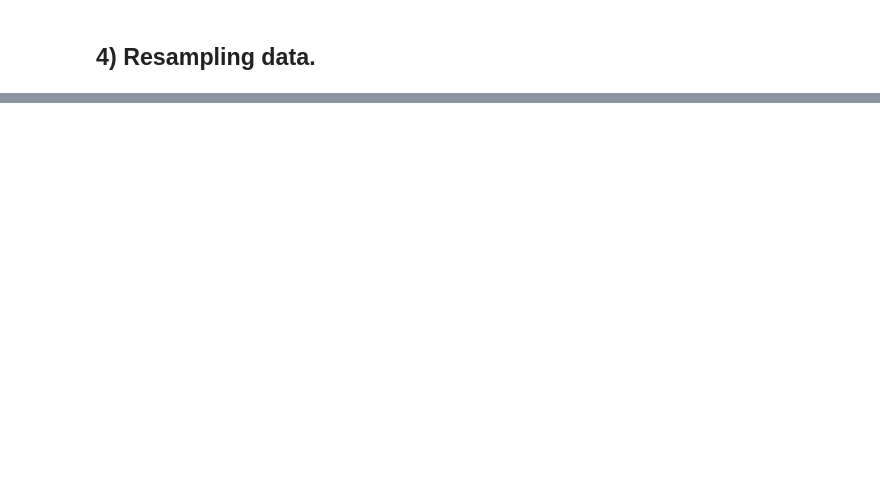
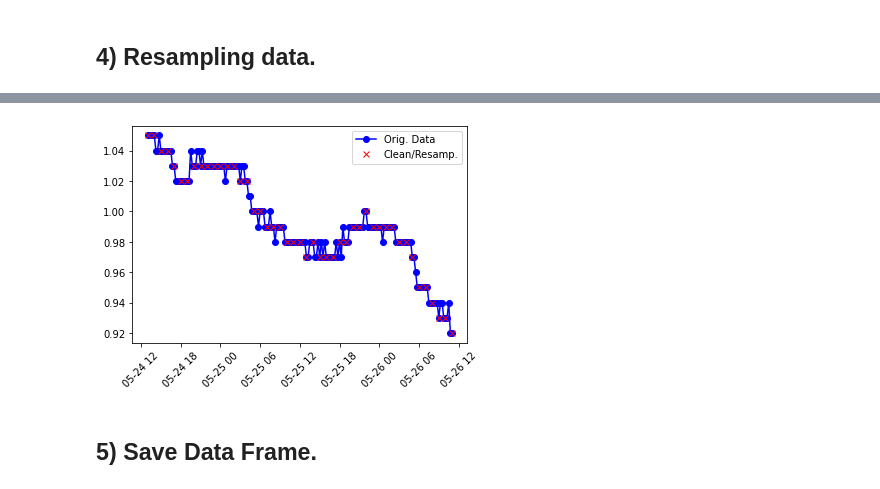
Before and after one commit to alex-l-young/pydrology, a Jupyter notebook: Examples/usgs_data_request.ipynb, the cells around one changed output, grey strips where cells are left out. Saved outputs shown, nothing was run; the diff lists cells and outputs as text; code cells hidden in the pictures; blank space fills up the shorter version.

Commit message:
Update usgs_data_request.ipynb
Examples of cleaning and resampling

```diff
--- a/Examples/usgs_data_request.ipynb
+++ b/Examples/usgs_data_request.ipynb
@@ -72,0 +74,6 @@ plotting.plot_data_timeseries(gage_df, data_column_name, time_column_name, missi
+# %%
+dt = 15 # Time step in minutes.
+data_column = 'discharge'
+time_column = 'datetime'
+gage_df = time_series.standardize_datetime(gage_df, time_column, data_column, dt)
+gage_df.head()
@@ -73,2 +89,5 @@ plotting.plot_data_timeseries(gage_df, data_column_name, time_column_name, missi
+# %%
+data_column = 'discharge'
+gage_df = time_series.interpolate_time_series(gage_df, data_column, method='linear')
 # %% [markdown]
 ## 4) Resampling data.
@@ -88,0 +94,6 @@ resample_df.head()
+# %%
+new_dt = 60 # New time step in minutes.
+data_column = 'discharge'
+time_column = 'datetime'
+resample_gage_df = time_series.resample_data(gage_df, time_column, data_column, new_dt)
+resample_gage_df.head()
@@ -88,0 +107,11 @@ resample_df.head()
+# %%
+fig, ax = plt.subplots()
+ax.plot(gage_df.datetime, gage_df.discharge, 'b-o', label='Orig. Data')
+ax.plot(resample_gage_df.datetime, resample_gage_df.discharge, 'rx', label='Clean/Resamp.')
+ax.legend()
+ax.tick_params(axis='x', rotation=45)
+plt.show()
+# %% [output]
+[figure, added]
+# %% [markdown]
+## 5) Save Data Frame.
```
Also changed, not shown: parts of 9 cells of this notebook.
